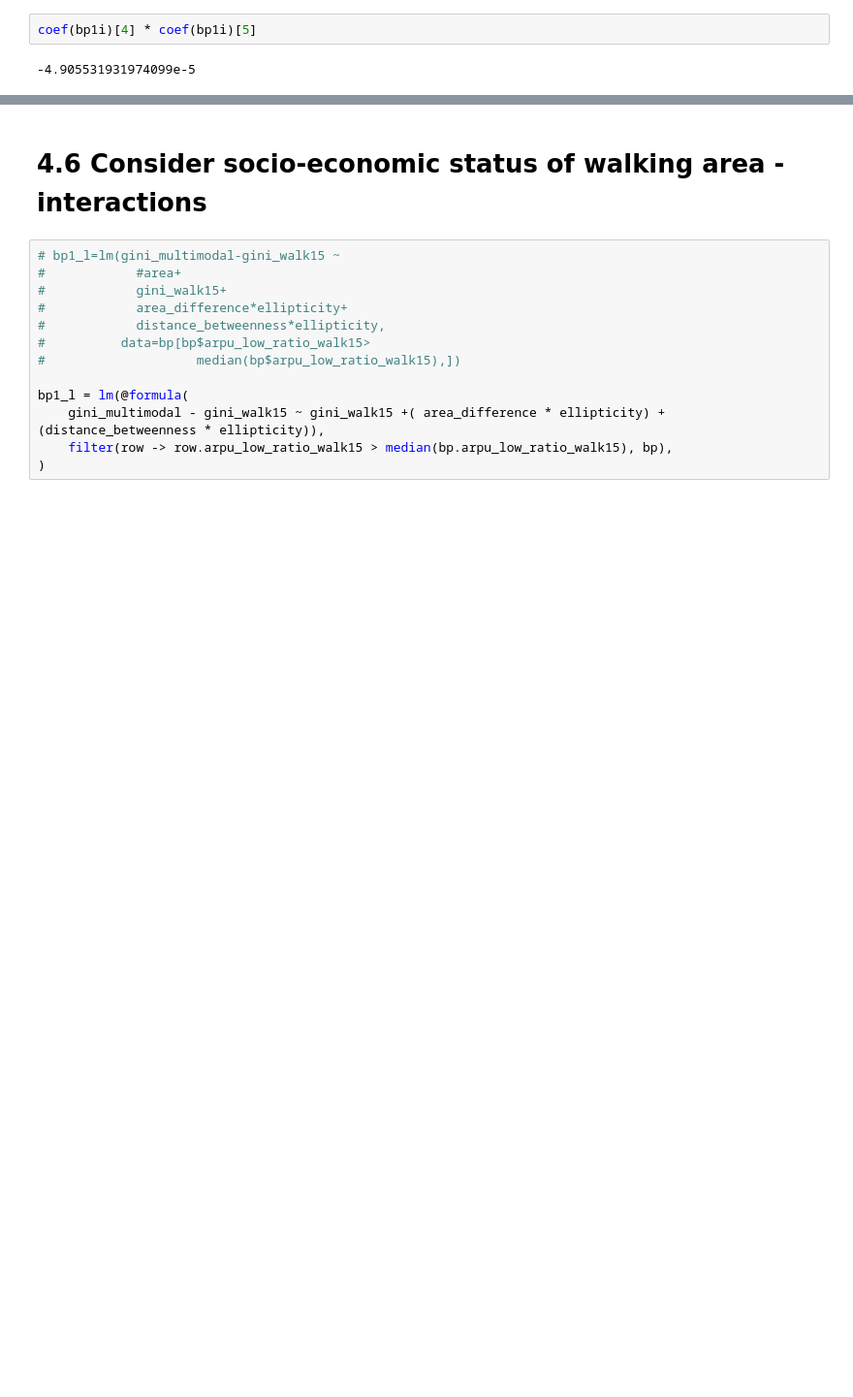
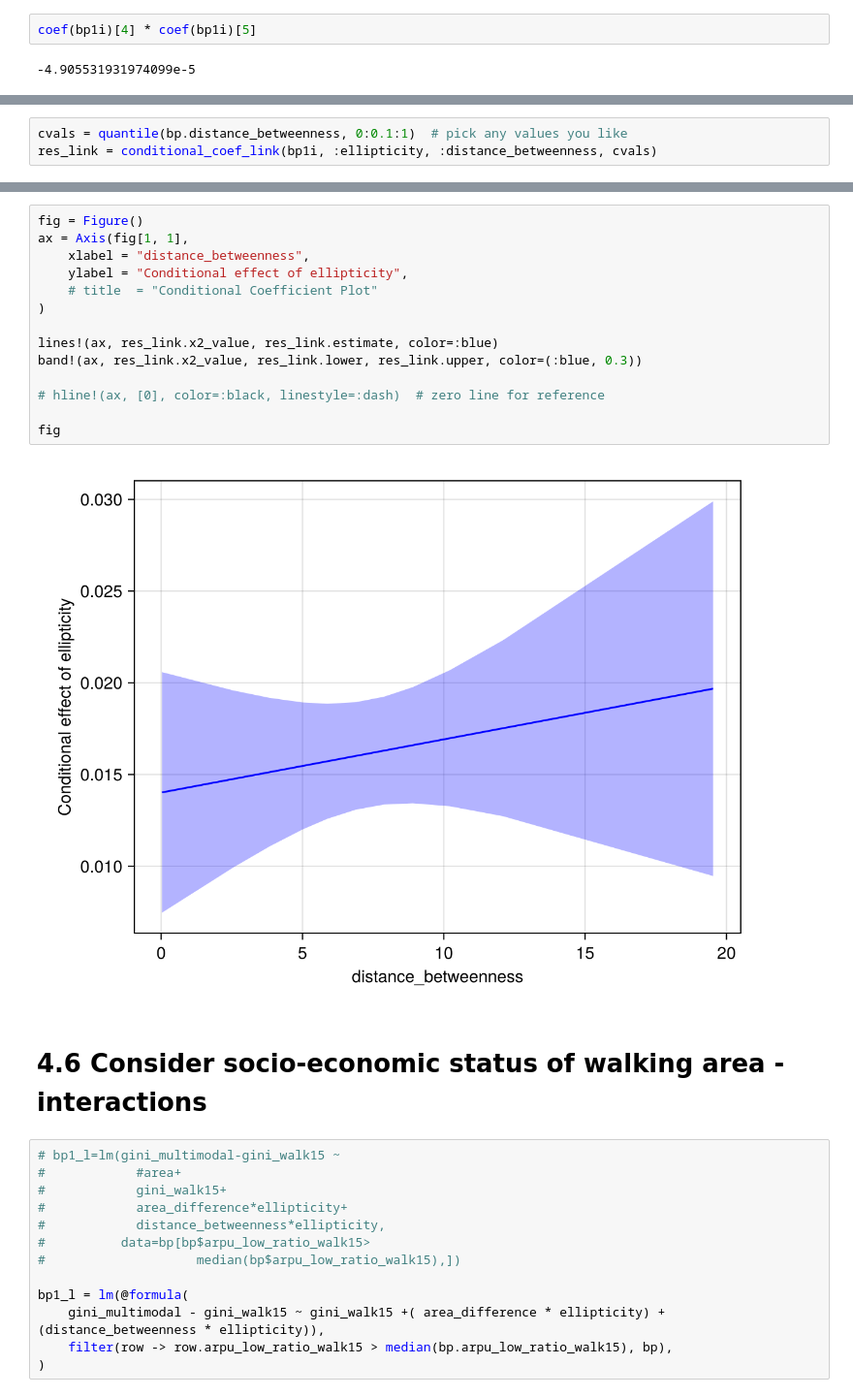
Before and after one commit to ANETILab/stop_accessibility, a Jupyter notebook: notebooks/regression_r2jl.ipynb, the cells around one changed output, grey strips where cells are left out. Shown at 97% size. Drawn from its saved outputs; the diff is of its cells as text; blank space fills up the shorter version.

```diff
--- a/notebooks/regression_r2jl.ipynb
+++ b/notebooks/regression_r2jl.ipynb
@@ -1659,0 +1712,3 @@ coef(bp1i)[4] * coef(bp1i)[5]
+# %%
+cvals = quantile(bp.distance_betweenness, 0:0.1:1)  # pick any values you like
+res_link = conditional_coef_link(bp1i, :ellipticity, :distance_betweenness, cvals)
@@ -1660,3 +1730,19 @@ coef(bp1i)[4] * coef(bp1i)[5]
+# %%
+fig = Figure()
+ax = Axis(fig[1, 1],
+    xlabel = "distance_betweenness",
+    ylabel = "Conditional effect of ellipticity",
+    # title  = "Conditional Coefficient Plot"
+)
+
+lines!(ax, res_link.x2_value, res_link.estimate, color=:blue)
+band!(ax, res_link.x2_value, res_link.lower, res_link.upper, color=(:blue, 0.3))
+
+# hline!(ax, [0], color=:black, linestyle=:dash)  # zero line for reference
+
+fig
+# %% [output]
+[figure, added]
 # %% [markdown]
 # 4.6 Consider socio-economic status of walking area - interactions
 # %%
```
Also changed, not shown: parts of 4 cells of this notebook.
